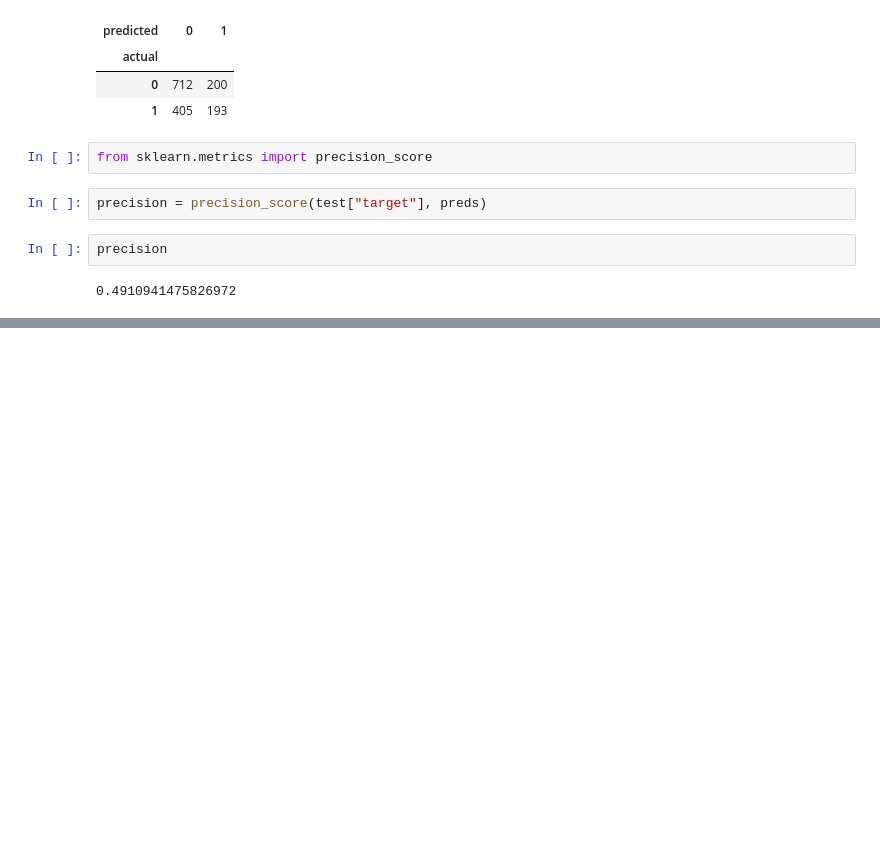
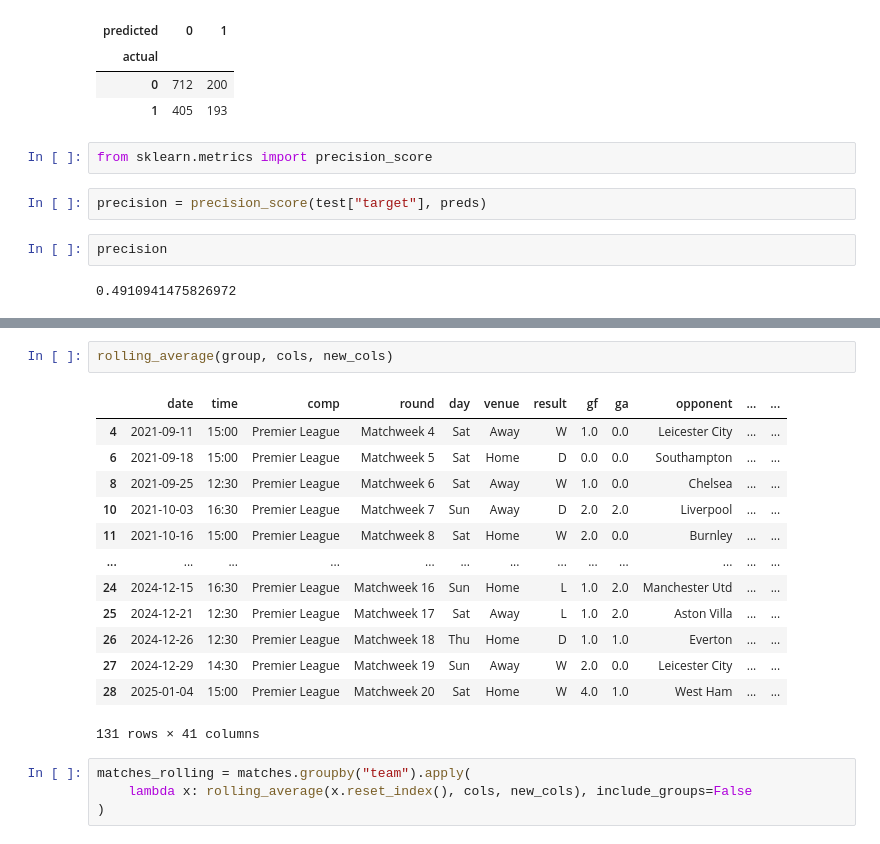
Before and after one commit to MistryDev09/Premier-League-Match-prediction, a Jupyter notebook: training_model.ipynb, the cells around one changed output, grey strips where cells are left out. Saved outputs shown, nothing was run; the diff lists cells and outputs as text; blank space fills up the shorter version.

```diff
--- a/training_model.ipynb
+++ b/training_model.ipynb
@@ -196,0 +242,20 @@ precision
+# %%
+rolling_average(group, cols, new_cols)
+# %% [output]
+|  | date | time | comp | round | day | venue | result | gf | ga | opponent | ... | ... |
+| 4 | 2021-09-11 | 15:00 | Premier League | Matchweek 4 | Sat | Away | W | 1.0 | 0.0 | Leicester City | ... | ... |
+| 6 | 2021-09-18 | 15:00 | Premier League | Matchweek 5 | Sat | Home | D | 0.0 | 0.0 | Southampton | ... | ... |
+| 8 | 2021-09-25 | 12:30 | Premier League | Matchweek 6 | Sat | Away | W | 1.0 | 0.0 | Chelsea | ... | ... |
+| 10 | 2021-10-03 | 16:30 | Premier League | Matchweek 7 | Sun | Away | D | 2.0 | 2.0 | Liverpool | ... | ... |
+| 11 | 2021-10-16 | 15:00 | Premier League | Matchweek 8 | Sat | Home | W | 2.0 | 0.0 | Burnley | ... | ... |
+| ... | ... | ... | ... | ... | ... | ... | ... | ... | ... | ... | ... | ... |
+| 24 | 2024-12-15 | 16:30 | Premier League | Matchweek 16 | Sun | Home | L | 1.0 | 2.0 | Manchester Utd | ... | ... |
+| 25 | 2024-12-21 | 12:30 | Premier League | Matchweek 17 | Sat | Away | L | 1.0 | 2.0 | Aston Villa | ... | ... |
+| 26 | 2024-12-26 | 12:30 | Premier League | Matchweek 18 | Thu | Home | D | 1.0 | 1.0 | Everton | ... | ... |
+| 27 | 2024-12-29 | 14:30 | Premier League | Matchweek 19 | Sun | Away | W | 2.0 | 0.0 | Leicester City | ... | ... |
+| 28 | 2025-01-04 | 15:00 | Premier League | Matchweek 20 | Sat | Home | W | 4.0 | 1.0 | West Ham | ... | ... |
+131 rows × 41 columns
+# %%
+matches_rolling = matches.groupby("team").apply(
+    lambda x: rolling_average(x.reset_index(), cols, new_cols), include_groups=False
+)
```
Also changed, not shown: parts of 27 cells of this notebook.
